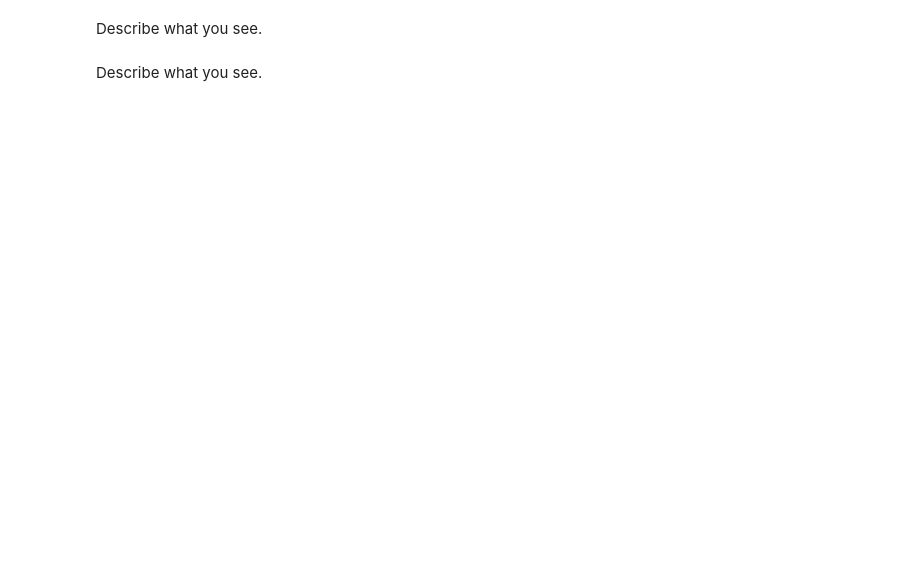
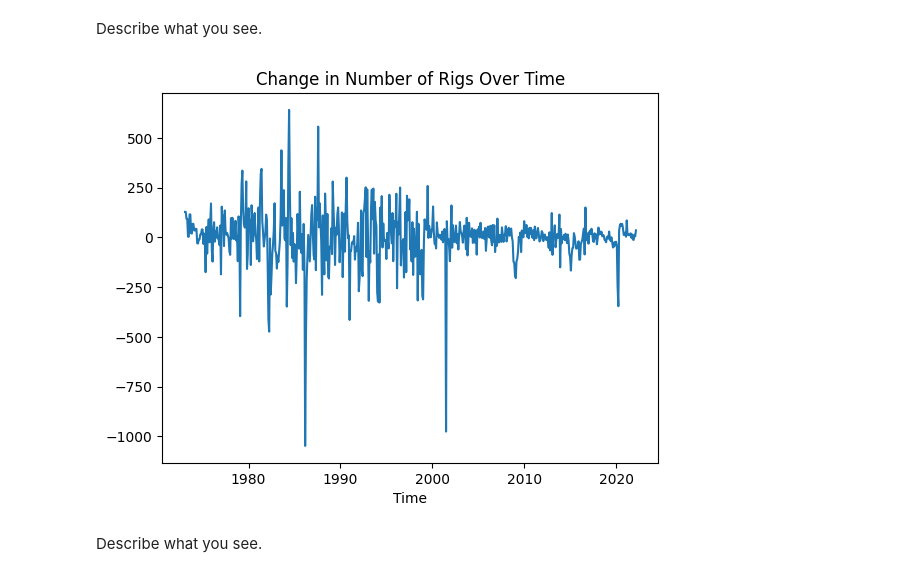
Before and after one commit to kpunsalan8/DS-3001-EDA-KP, a Jupyter notebook: assignment/assignment.ipynb, the cells around one changed output. Cells and saved outputs as stored; diff of their text form; code cells hidden in the pictures; blank space fills up the shorter version.

```diff
--- a/assignment/assignment.ipynb
+++ b/assignment/assignment.ipynb
@@ -486,5 +514,15 @@ Describe what you see.
 # %%
 # we want to look at change over time.
 # Compute the first difference of Active Well Service Rig Count (Number of Rigs) and plot it over time.
+y = df['Active Well Service Rig Count (Number of Rigs)'].to_numpy()
+t = len(y)
+
+diff = y[1:]-y[:(t-1)] # First difference of Active Well Service Rig Count (Number of Rigs)
+
+fig = sns.lineplot(x=df['Time'][1:],y=diff)
+fig.set(title='Change in Number of Rigs Over Time')
+plt.show()
+# %% [output]
+[figure, added]
 # %% [markdown]
 Describe what you see.
```
Also changed, not shown: parts of 9 cells of this notebook.
